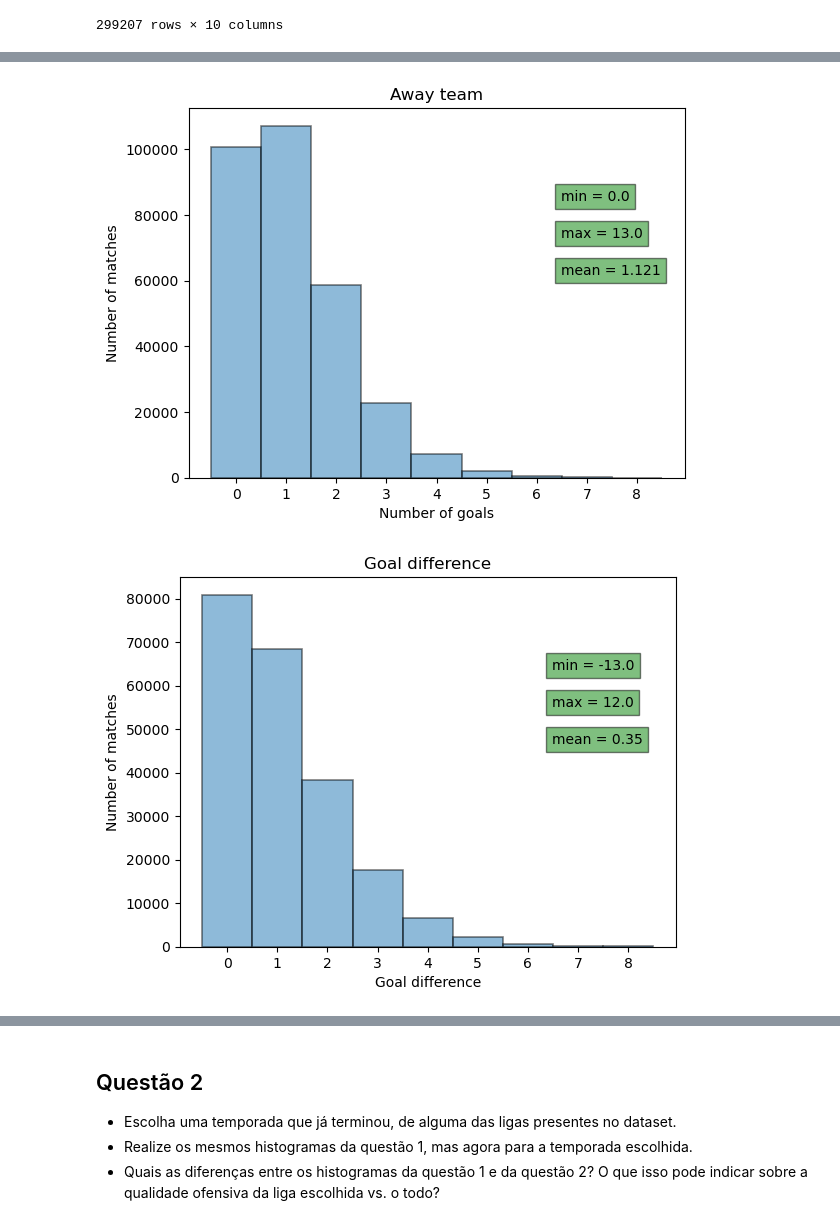
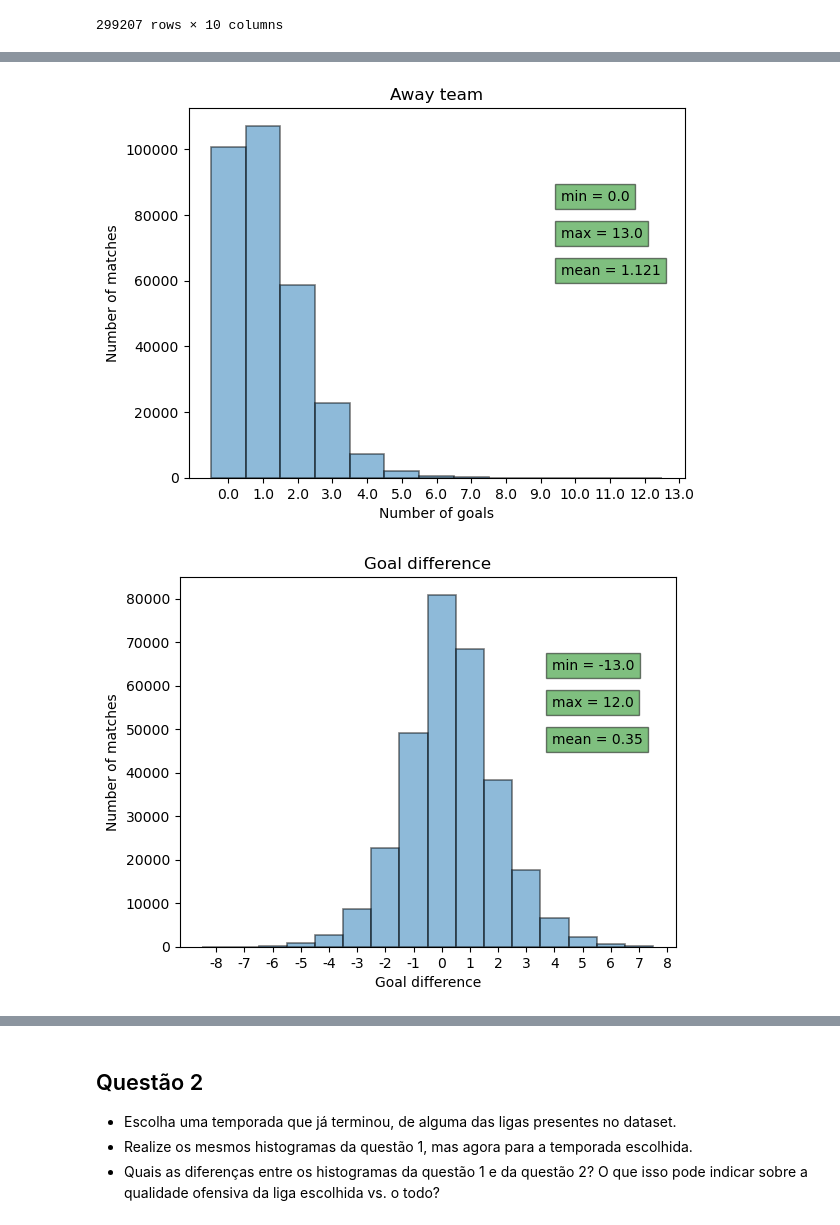
Before and after one commit to lframosferreira/soccer-analytics-notebooks, a Jupyter notebook: ativ_1.ipynb, the cells around one changed output, grey strips where cells are left out. Cells and saved outputs as stored; diff of their text form; code cells hidden in the pictures.

Commit message:
[NEW] finishing exercises, still have to comment and make histogram on 4[

```diff
--- a/ativ_1.ipynb
+++ b/ativ_1.ipynb
@@ -61,15 +62,18 @@ See the caveats in the documentation: https://pandas.pydata.org/pandas-docs/stab
 | 299207 | 22-23 | ZAF1 | 05/02/2023 | Tim Sukazi Galaxy | Kaizer Chiefs | 0 | 0 | 0 | D | 0 |
 299207 rows × 10 columns
 # %%
-def plot_hist(values: pd.Series, title: str, xlabel: str, ylabel: str, xticks: int = 10) -> None:
-    f, ax = plt.subplots()
+def plot_hist(values: pd.Series, title: str, xlabel: str, ylabel: str, xticks: int = None) -> None:
+    values_description: pd.Series = values.describe()
+    if xticks is None:
+        xticks = values_description["min"], values_description["max"] + 1
+    _, ax = plt.subplots()
     plt.title(title)
-    plt.xticks(np.arange(xticks), labels=np.arange(xticks))
+    plt.xticks(np.arange(*xticks), labels=np.arange(*xticks))
     plt.xlabel(xlabel)
     plt.ylabel(ylabel)
-    plt.hist(values, bins=np.arange(xticks), alpha=0.5, edgecolor="black", linewidth=1.2, align="left")
-    plt.text(0.75, 0.75, f"min = {values.describe()['min']}",transform=ax.transAxes, bbox=dict(facecolor="green", alpha=0.5))
-    plt.text(0.75, 0.65, f"max = {values.describe()['max']}",transform=ax.transAxes, bbox=dict(facecolor="green", alpha=0.5))
+    plt.hist(values, bins=np.arange(*xticks), alpha=0.5, edgecolor="black", linewidth=1.2, align="left")
+    plt.text(0.75, 0.75, f"min = {values_description['min']}",transform=ax.transAxes, bbox=dict(facecolor="green", alpha=0.5))
+    plt.text(0.75, 0.65, f"max = {values_description['max']}",transform=ax.transAxes, bbox=dict(facecolor="green", alpha=0.5))
     plt.text(0.75, 0.55, f"mean = {round(values.describe()['mean'], 3)}",transform=ax.transAxes, bbox=dict(facecolor="green", alpha=0.5))
 # %%
 # Home team
@@ -80,12 +84,13 @@ plot_hist(values=df["HS"], title="Home team", xlabel="Number of goals", ylabel="
 # Away team
 plot_hist(values=df["AS"], title="Away team", xlabel="Number of goals", ylabel="Number of matches")
 # %% [output]
-[figure, old version]
+[figure, new version]
 # %%
 # Goal difference
-plot_hist(values=df["GD"], title="Goal difference", xlabel="Goal difference", ylabel="Number of matches")
+# xticks was set to a smaller range of numbers for better visualization
+plot_hist(values=df["GD"], title="Goal difference", xlabel="Goal difference", ylabel="Number of matches", xticks=(-8, 9))
 # %% [output]
-[figure, old version]
+[figure, new version]
 # %%
 # Number of goals
 plot_hist(values=df["NG"], title="Total number of goals", xlabel="Number of goals", ylabel="Number of matches")
```
Also changed, not shown: parts of 23 cells of this notebook, 1 other file.
